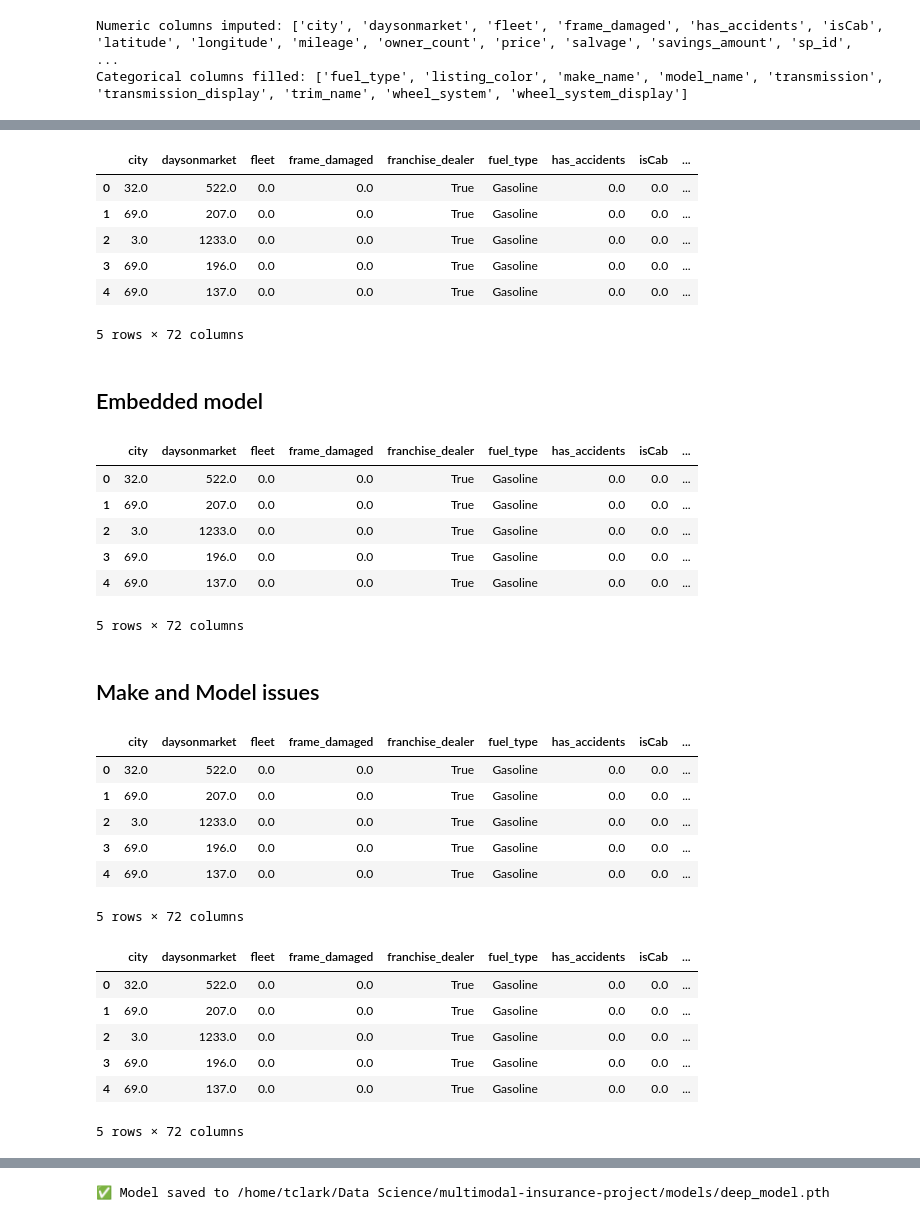
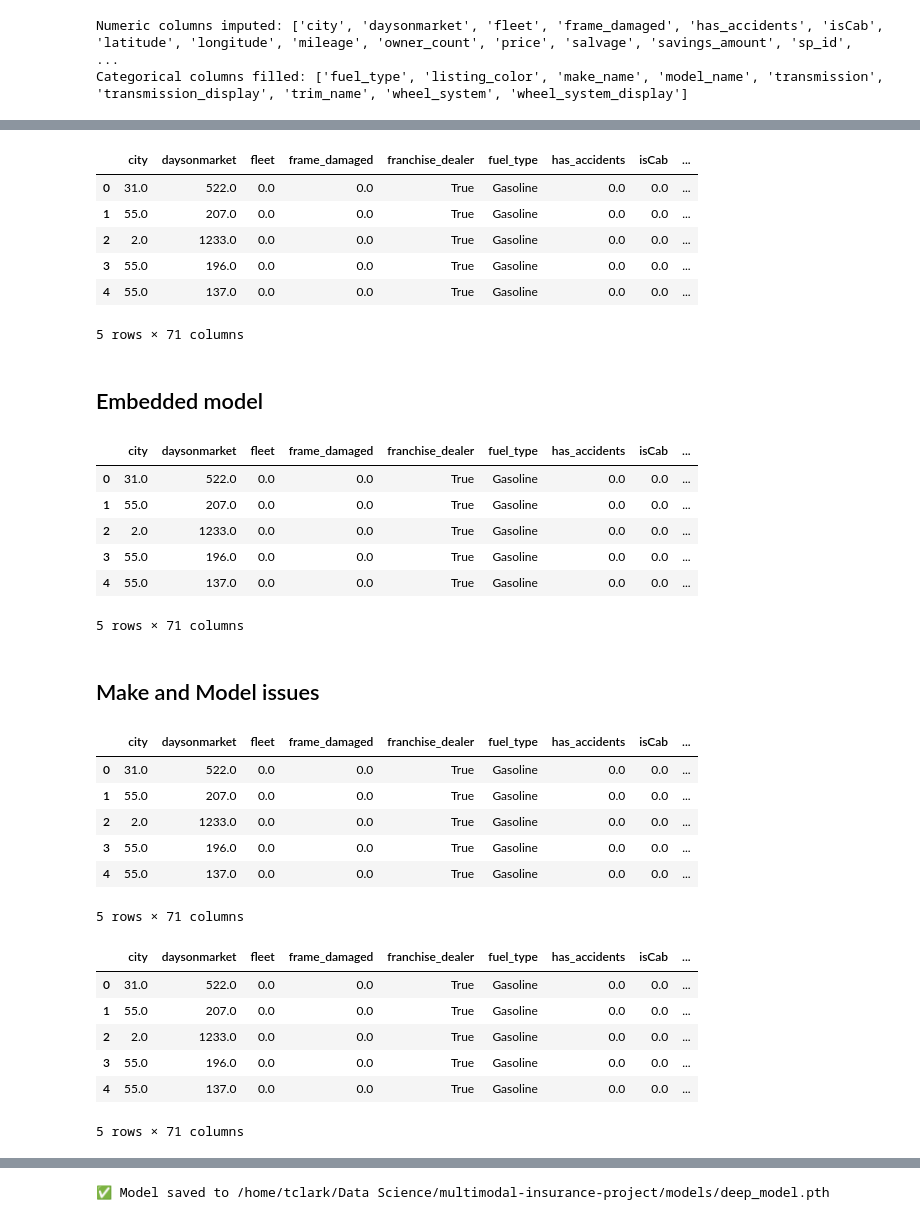
Before and after one commit to clarktommie/multimodal_insurance_project, a Jupyter notebook: notebooks/00_explore_tabular.ipynb, the cells around one changed output, grey strips where cells are left out. Drawn from its saved outputs; the diff is of its cells as text; code cells hidden in the pictures.

```diff
--- a/notebooks/00_explore_tabular.ipynb
+++ b/notebooks/00_explore_tabular.ipynb
@@ -315,9 +337,12 @@ used_cars_clean.head()
+# %%
+# remove outliers above 80000
+used_cars_clean = used_cars_clean[used_cars_clean['price'].between(used_cars_clean['price'].quantile(0.02), used_cars_clean['price'].quantile(0.98))]
 # %%
 import pandas as pd
 from sklearn.impute import SimpleImputer
 
 # Copy dataset
-df_clean = used_cars_df.copy()
+df_clean = used_cars_clean.copy()
 
 # -------------------------------
 # Drop noisy free-text fields
@@ -462,12 +444,12 @@ Name: price, dtype: float64
 df_clean.head()
 # %% [output]
 |  | city | daysonmarket | fleet | frame_damaged | franchise_dealer | fuel_type | has_accidents | isCab | ... |
-| 0 | 32.0 | 522.0 | 0.0 | 0.0 | True | Gasoline | 0.0 | 0.0 | ... |
-| 1 | 69.0 | 207.0 | 0.0 | 0.0 | True | Gasoline | 0.0 | 0.0 | ... |
-| 2 | 3.0 | 1233.0 | 0.0 | 0.0 | True | Gasoline | 0.0 | 0.0 | ... |
-| 3 | 69.0 | 196.0 | 0.0 | 0.0 | True | Gasoline | 0.0 | 0.0 | ... |
-| 4 | 69.0 | 137.0 | 0.0 | 0.0 | True | Gasoline | 0.0 | 0.0 | ... |
+| 0 | 31.0 | 522.0 | 0.0 | 0.0 | True | Gasoline | 0.0 | 0.0 | ... |
+| 1 | 55.0 | 207.0 | 0.0 | 0.0 | True | Gasoline | 0.0 | 0.0 | ... |
+| 2 | 2.0 | 1233.0 | 0.0 | 0.0 | True | Gasoline | 0.0 | 0.0 | ... |
+| 3 | 55.0 | 196.0 | 0.0 | 0.0 | True | Gasoline | 0.0 | 0.0 | ... |
+| 4 | 55.0 | 137.0 | 0.0 | 0.0 | True | Gasoline | 0.0 | 0.0 | ... |
-5 rows × 72 columns
+5 rows × 71 columns
 # %% [markdown]
 ## Embedded model
 # %%
@@ -489,40 +471,54 @@ num_cols = ["mileage", "owner_count", "daysonmarket", "year", "listed_year", "li
 df_clean.head()
 # %% [output]
 |  | city | daysonmarket | fleet | frame_damaged | franchise_dealer | fuel_type | has_accidents | isCab | ... |
-| 0 | 32.0 | 522.0 | 0.0 | 0.0 | True | Gasoline | 0.0 | 0.0 | ... |
-| 1 | 69.0 | 207.0 | 0.0 | 0.0 | True | Gasoline | 0.0 | 0.0 | ... |
-| 2 | 3.0 | 1233.0 | 0.0 | 0.0 | True | Gasoline | 0.0 | 0.0 | ... |
-| 3 | 69.0 | 196.0 | 0.0 | 0.0 | True | Gasoline | 0.0 | 0.0 | ... |
-| 4 | 69.0 | 137.0 | 0.0 | 0.0 | True | Gasoline | 0.0 | 0.0 | ... |
+| 0 | 31.0 | 522.0 | 0.0 | 0.0 | True | Gasoline | 0.0 | 0.0 | ... |
+| 1 | 55.0 | 207.0 | 0.0 | 0.0 | True | Gasoline | 0.0 | 0.0 | ... |
+| 2 | 2.0 | 1233.0 | 0.0 | 0.0 | True | Gasoline | 0.0 | 0.0 | ... |
+| 3 | 55.0 | 196.0 | 0.0 | 0.0 | True | Gasoline | 0.0 | 0.0 | ... |
+| 4 | 55.0 | 137.0 | 0.0 | 0.0 | True | Gasoline | 0.0 | 0.0 | ... |
-5 rows × 72 columns
+5 rows × 71 columns
 # %% [markdown]
 ## Make and Model issues
 # %%
 from sklearn.preprocessing import LabelEncoder, OneHotEncoder
 import numpy as np
 
 # --- embeddings: DO NOT touch df_clean ---
+# encoders = {}
+# embed_arrays = []
+# for col in embed_cols:
+#     clean = df_clean[col].astype(str).str.strip().str.lower().to_numpy()
+#     le = LabelEncoder().fit(clean)
+#     encoders[col] = le
+#     embed_arrays.append(le.transform(clean))  # <-- arrays only, no df_clean[col] = ...
+
+from sklearn.preprocessing import LabelEncoder
+
+# Match preprocess.py behavior
 encoders = {}
-embed_arrays = []
-for col in embed_cols:
-    clean = df_clean[col].astype(str).str.strip().str.lower().to_numpy()
-    le = LabelEncoder().fit(clean)
+for col in ["make_name", "model_name"]:
+    df_clean[col] = df_clean[col].astype(str).str.strip().str.lower()
+    le = LabelEncoder()
+    df_clean[col] = le.fit_transform(df_clean[col])
     encoders[col] = le
-    embed_arrays.append(le.transform(clean))  # <-- arrays only, no df_clean[col] = ...
+
+# Now your embed columns match preprocess.py
+X_embed = df_clean[["make_name", "model_name"]].values
+
 
 # build X_embed from the arrays you just made
 X_embed = np.column_stack(embed_arrays).astype(np.int64)
 
 
 df_clean.head()
 # %% [output]
 |  | city | daysonmarket | fleet | frame_damaged | franchise_dealer | fuel_type | has_accidents | isCab | ... |
-| 0 | 32.0 | 522.0 | 0.0 | 0.0 | True | Gasoline | 0.0 | 0.0 | ... |
-| 1 | 69.0 | 207.0 | 0.0 | 0.0 | True | Gasoline | 0.0 | 0.0 | ... |
-| 2 | 3.0 | 1233.0 | 0.0 | 0.0 | True | Gasoline | 0.0 | 0.0 | ... |
-| 3 | 69.0 | 196.0 | 0.0 | 0.0 | True | Gasoline | 0.0 | 0.0 | ... |
-| 4 | 69.0 | 137.0 | 0.0 | 0.0 | True | Gasoline | 0.0 | 0.0 | ... |
+| 0 | 31.0 | 522.0 | 0.0 | 0.0 | True | Gasoline | 0.0 | 0.0 | ... |
+| 1 | 55.0 | 207.0 | 0.0 | 0.0 | True | Gasoline | 0.0 | 0.0 | ... |
+| 2 | 2.0 | 1233.0 | 0.0 | 0.0 | True | Gasoline | 0.0 | 0.0 | ... |
+| 3 | 55.0 | 196.0 | 0.0 | 0.0 | True | Gasoline | 0.0 | 0.0 | ... |
+| 4 | 55.0 | 137.0 | 0.0 | 0.0 | True | Gasoline | 0.0 | 0.0 | ... |
-5 rows × 72 columns
+5 rows × 71 columns
 # %%
 # One-hot encode smaller categoricals (without mutating df_clean)
 onehot_enc = OneHotEncoder(handle_unknown="ignore", sparse_output=False)
@@ -543,12 +539,12 @@ X_embed_train, X_embed_val, X_other_train, X_other_val, y_train, y_val = train_t
 df_clean.head()
 # %% [output]
 |  | city | daysonmarket | fleet | frame_damaged | franchise_dealer | fuel_type | has_accidents | isCab | ... |
-| 0 | 32.0 | 522.0 | 0.0 | 0.0 | True | Gasoline | 0.0 | 0.0 | ... |
-| 1 | 69.0 | 207.0 | 0.0 | 0.0 | True | Gasoline | 0.0 | 0.0 | ... |
-| 2 | 3.0 | 1233.0 | 0.0 | 0.0 | True | Gasoline | 0.0 | 0.0 | ... |
-| 3 | 69.0 | 196.0 | 0.0 | 0.0 | True | Gasoline | 0.0 | 0.0 | ... |
-| 4 | 69.0 | 137.0 | 0.0 | 0.0 | True | Gasoline | 0.0 | 0.0 | ... |
+| 0 | 31.0 | 522.0 | 0.0 | 0.0 | True | Gasoline | 0.0 | 0.0 | ... |
+| 1 | 55.0 | 207.0 | 0.0 | 0.0 | True | Gasoline | 0.0 | 0.0 | ... |
+| 2 | 2.0 | 1233.0 | 0.0 | 0.0 | True | Gasoline | 0.0 | 0.0 | ... |
+| 3 | 55.0 | 196.0 | 0.0 | 0.0 | True | Gasoline | 0.0 | 0.0 | ... |
+| 4 | 55.0 | 137.0 | 0.0 | 0.0 | True | Gasoline | 0.0 | 0.0 | ... |
-5 rows × 72 columns
+5 rows × 71 columns
 # %%
 
 # Dataset
```
Also changed, not shown: parts of 8 cells of this notebook, 9 other files.
